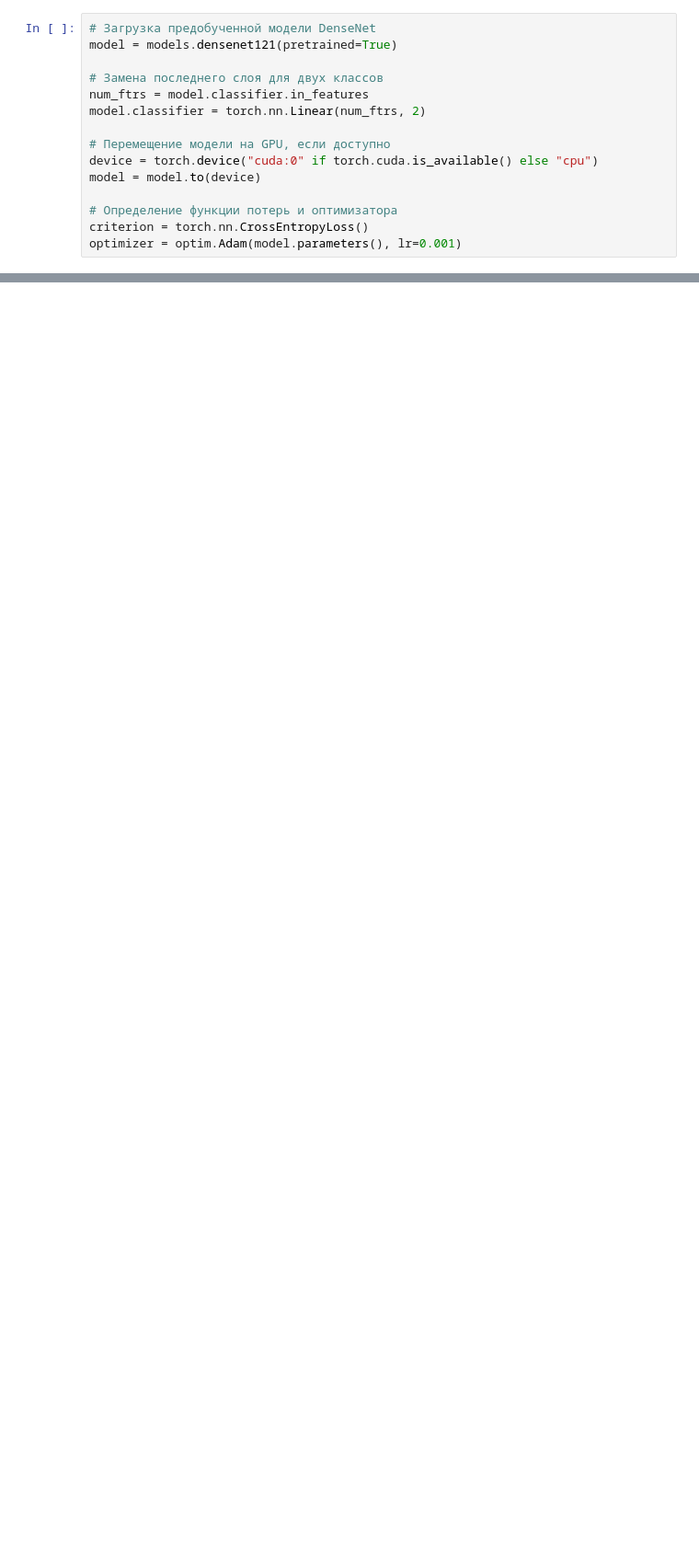
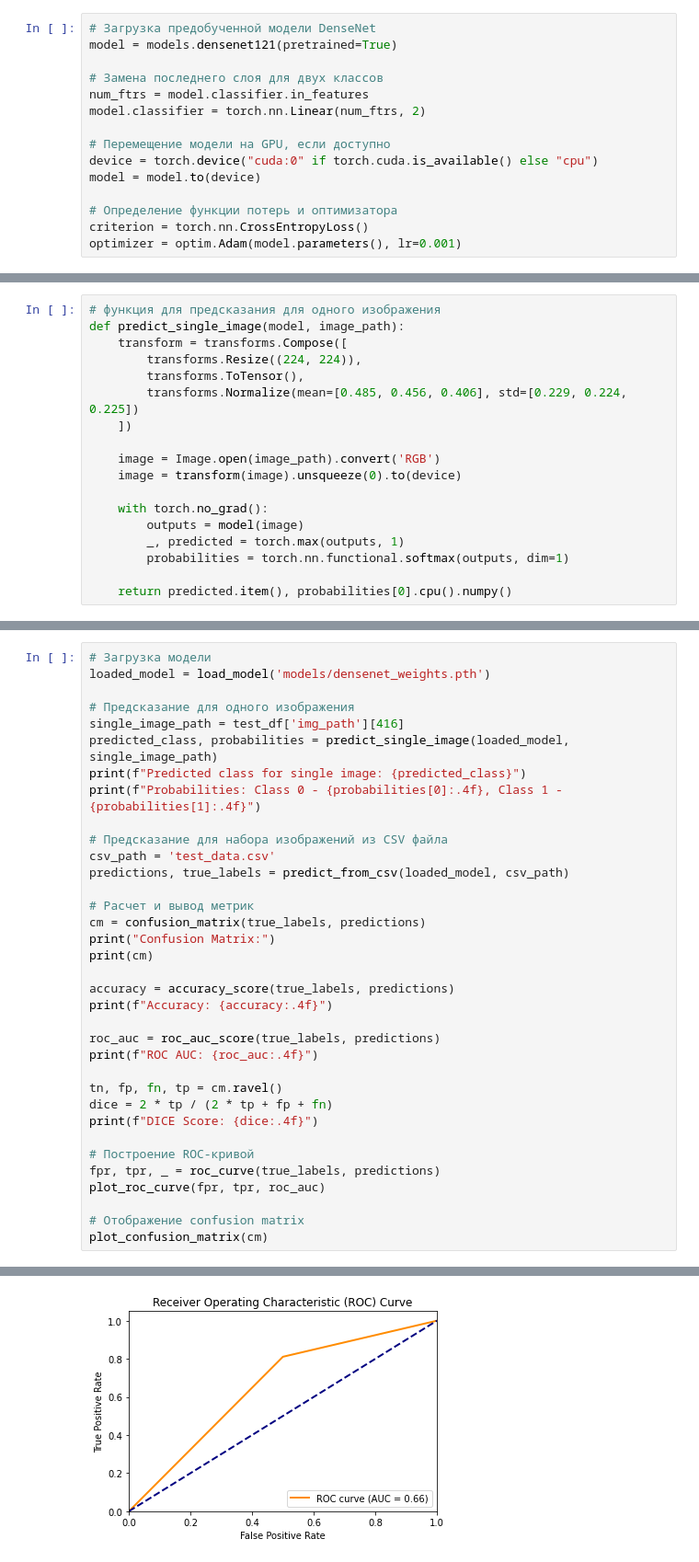
Before and after one commit to almanelis/spina_bifida, a Jupyter notebook: train_classification_model.ipynb, the cells around one changed output, grey strips where cells are left out. Shown at 92% size. Saved outputs shown, nothing was run; the diff lists cells and outputs as text; blank space fills up the shorter version.

```diff
--- a/train_classification_model.ipynb
+++ b/train_classification_model.ipynb
@@ -299,0 +353,18 @@ NameError: name 'ReduceLROnPlateau' is not defined
+# %%
+# функция для предсказания для одного изображения
+def predict_single_image(model, image_path):
+    transform = transforms.Compose([
+        transforms.Resize((224, 224)),
+        transforms.ToTensor(),
+        transforms.Normalize(mean=[0.485, 0.456, 0.406], std=[0.229, 0.224, 0.225])
+    ])
+
+    image = Image.open(image_path).convert('RGB')
+    image = transform(image).unsqueeze(0).to(device)
+
+    with torch.no_grad():
+        outputs = model(image)
+        _, predicted = torch.max(outputs, 1)
+        probabilities = torch.nn.functional.softmax(outputs, dim=1)
+
+    return predicted.item(), probabilities[0].cpu().numpy()
@@ -299,0 +402,36 @@ NameError: name 'ReduceLROnPlateau' is not defined
+# %%
+# Загрузка модели
+loaded_model = load_model('models/densenet_weights.pth')
+
+# Предсказание для одного изображения
+single_image_path = test_df['img_path'][416]
+predicted_class, probabilities = predict_single_image(loaded_model, single_image_path)
+print(f"Predicted class for single image: {predicted_class}")
+print(f"Probabilities: Class 0 - {probabilities[0]:.4f}, Class 1 - {probabilities[1]:.4f}")
+
+# Предсказание для набора изображений из CSV файла
+csv_path = 'test_data.csv'
+predictions, true_labels = predict_from_csv(loaded_model, csv_path)
+
+# Расчет и вывод метрик
+cm = confusion_matrix(true_labels, predictions)
+print("Confusion Matrix:")
+print(cm)
+
+accuracy = accuracy_score(true_labels, predictions)
+print(f"Accuracy: {accuracy:.4f}")
+
+roc_auc = roc_auc_score(true_labels, predictions)
+print(f"ROC AUC: {roc_auc:.4f}")
+
+tn, fp, fn, tp = cm.ravel()
+dice = 2 * tp / (2 * tp + fp + fn)
+print(f"DICE Score: {dice:.4f}")
+
+# Построение ROC-кривой
+fpr, tpr, _ = roc_curve(true_labels, predictions)
+plot_roc_curve(fpr, tpr, roc_auc)
+
+# Отображение confusion matrix
+plot_confusion_matrix(cm)
+# %% [output]
@@ -299,0 +455 @@ NameError: name 'ReduceLROnPlateau' is not defined
+[figure, added]
```
Also changed, not shown: parts of 19 cells of this notebook, 2 other files.
